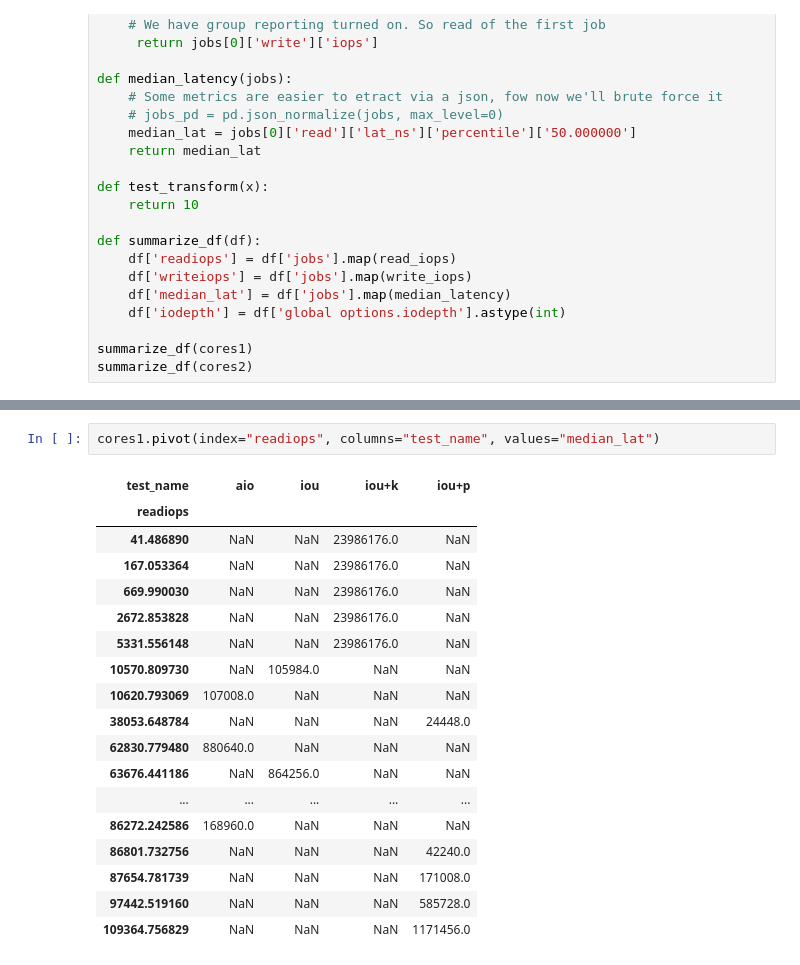
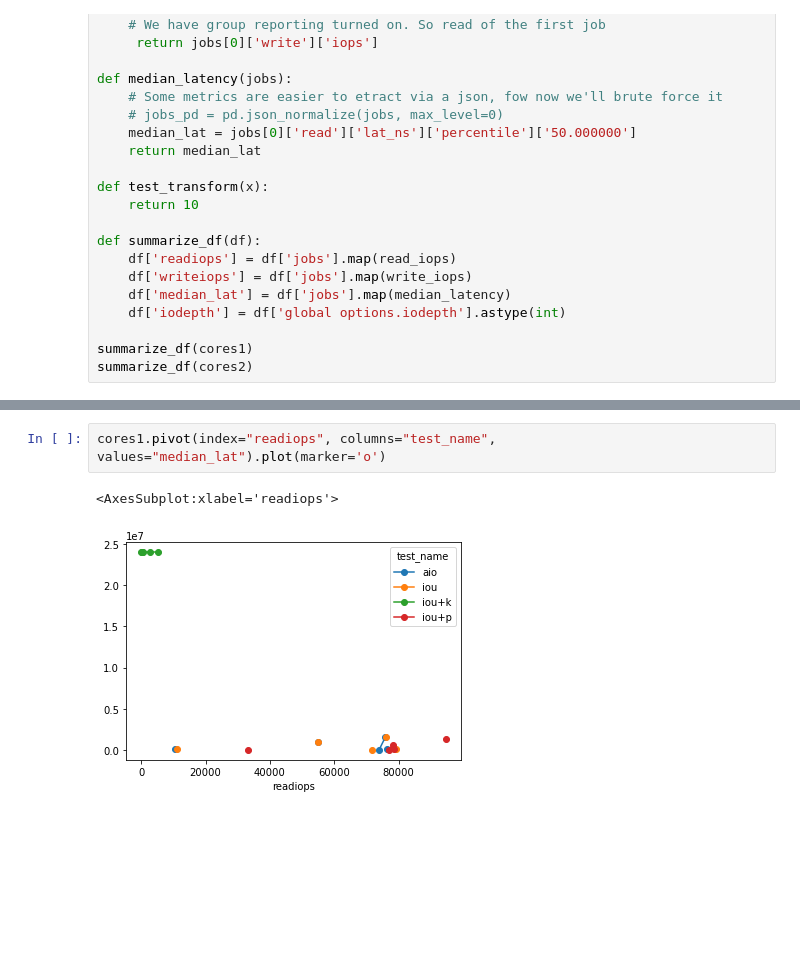
Before and after one commit to muteebakram/io_benchmark, a Jupyter notebook: iodepth.ipynb, the cells around one changed output, grey strips where cells are left out. Cells and saved outputs as stored; diff of their text form; blank space fills up the shorter version.

Commit message:
Update plots

```diff
--- a/iodepth.ipynb
+++ b/iodepth.ipynb
@@ -74,21 +74,5 @@ plt.show()
 # %%
-cores1.pivot(index="readiops", columns="test_name", values="median_lat")
+cores1.pivot(index="readiops", columns="test_name", values="median_lat").plot(marker='o')
 # %% [output]
-| test_name | aio | iou | iou+k | iou+p |
-| readiops |  |  |  |  |
-| 41.486890 | NaN | NaN | 23986176.0 | NaN |
-| 167.053364 | NaN | NaN | 23986176.0 | NaN |
-| 669.990030 | NaN | NaN | 23986176.0 | NaN |
-| 2672.853828 | NaN | NaN | 23986176.0 | NaN |
-| 5331.556148 | NaN | NaN | 23986176.0 | NaN |
-| 10570.809730 | NaN | 105984.0 | NaN | NaN |
-| 10620.793069 | 107008.0 | NaN | NaN | NaN |
-| 38053.648784 | NaN | NaN | NaN | 24448.0 |
-| 62830.779480 | 880640.0 | NaN | NaN | NaN |
-| 63676.441186 | NaN | 864256.0 | NaN | NaN |
-| ... | ... | ... | ... | ... |
-| 86272.242586 | 168960.0 | NaN | NaN | NaN |
-| 86801.732756 | NaN | NaN | NaN | 42240.0 |
-| 87654.781739 | NaN | NaN | NaN | 171008.0 |
-| 97442.519160 | NaN | NaN | NaN | 585728.0 |
-| 109364.756829 | NaN | NaN | NaN | 1171456.0 |
+<AxesSubplot:xlabel='readiops'>
+[figure, added]
```
Also changed, not shown: parts of 1 cell of this notebook, 1 other file.
